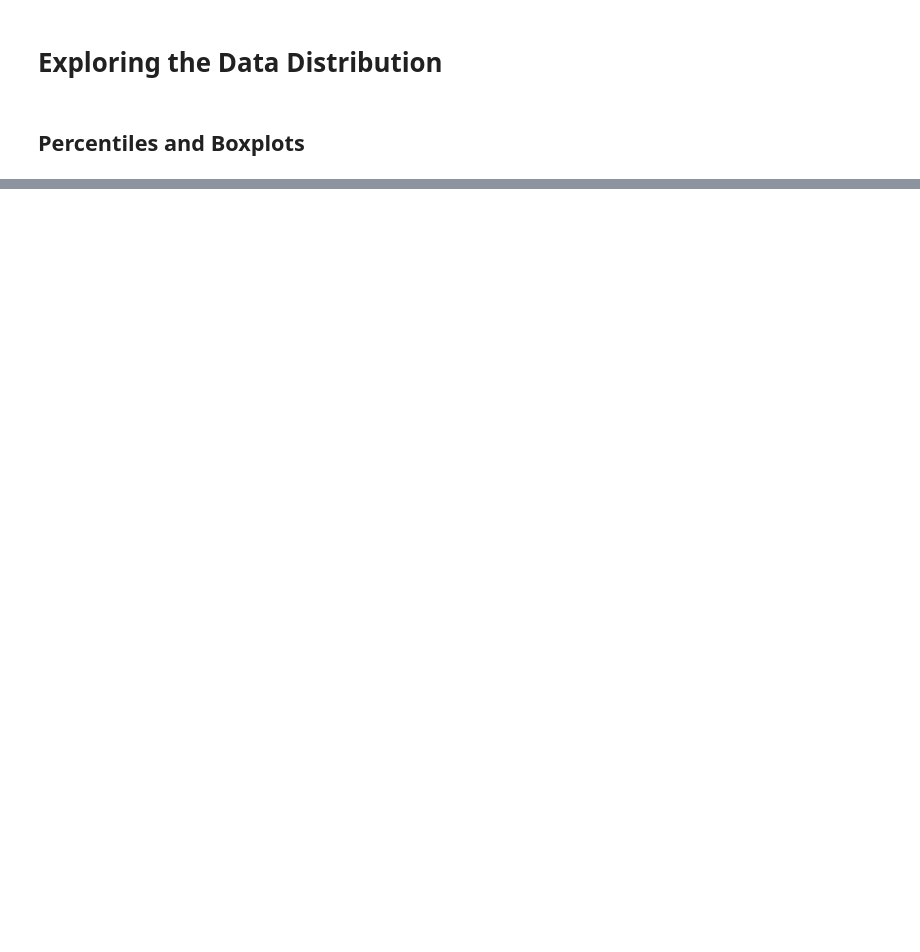
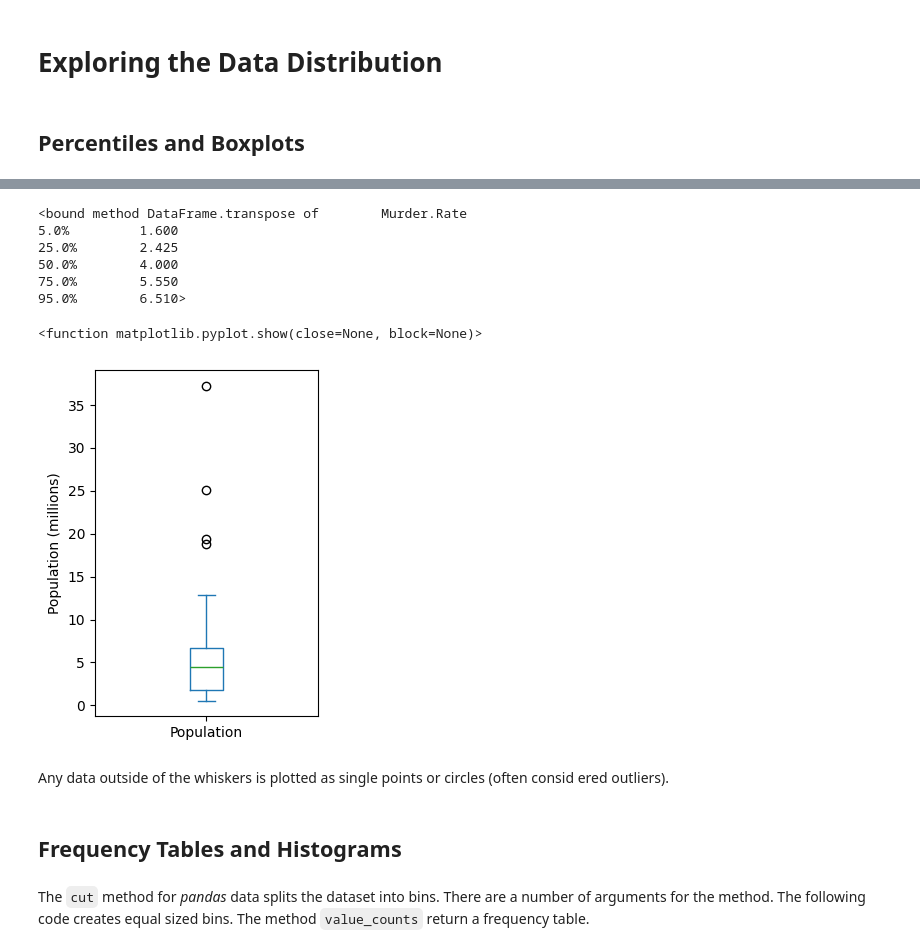
Before and after one commit to NPanhavath/learning-statistics-with-notebooks, a Jupyter notebook: Chapter 1 - EDA/CH1-EDA.ipynb, the cells around one changed output, grey strips where cells are left out. Saved outputs shown, nothing was run; the diff lists cells and outputs as text; code cells hidden in the pictures; blank space fills up the shorter version.

```diff
--- a/Chapter 1 - EDA/CH1-EDA.ipynb
+++ b/Chapter 1 - EDA/CH1-EDA.ipynb
@@ -6,7 +6,7 @@
 from statsmodels import robust
 # %%
 import pandas as pd
-state = pd.read_csv("Dataset/state.csv")
+state = pd.read_csv("../Dataset/state.csv")
 state.head(8)
 # %% [output]
 |  | State | Population | Murder.Rate | Abbreviation |
@@ -127,0 +219,32 @@ Method 2 of Median Absolute Deviation (MAD) : 3849876.1459979336
+# %%
+# Table 1.4
+percentages = [0.05, 0.25, 0.5, 0.75, 0.95]
+
+df = pd.DataFrame(state['Murder.Rate'].quantile(percentages))
+df.index = [f'{p * 100}%' for p in percentages]
+df.transpose
+# %% [output]
+<bound method DataFrame.transpose of        Murder.Rate
+5.0%         1.600
+25.0%        2.425
+50.0%        4.000
+75.0%        5.550
+95.0%        6.510>
+# %%
+import matplotlib.pyplot as plt
+
+ax = (state['Population']/1_000_000).plot.box(figsize=(3, 4))
+ax.set_ylabel('Population (millions)')
+
+plt.tight_layout()
+plt.show
+# %% [output]
+<function matplotlib.pyplot.show(close=None, block=None)>
+[figure, added]
+# %% [markdown]
+ Any data outside of the whiskers is plotted as single points or circles (often consid
+ered outliers).
+# %% [markdown]
+## Frequency Tables and Histograms
+# %% [markdown]
+The `cut` method for *pandas* data splits the dataset into bins. There are a number of arguments for the method. The following code creates equal sized bins. The method `value_counts` return a frequency table.
```
Also changed, not shown: parts of 45 cells of this notebook.
